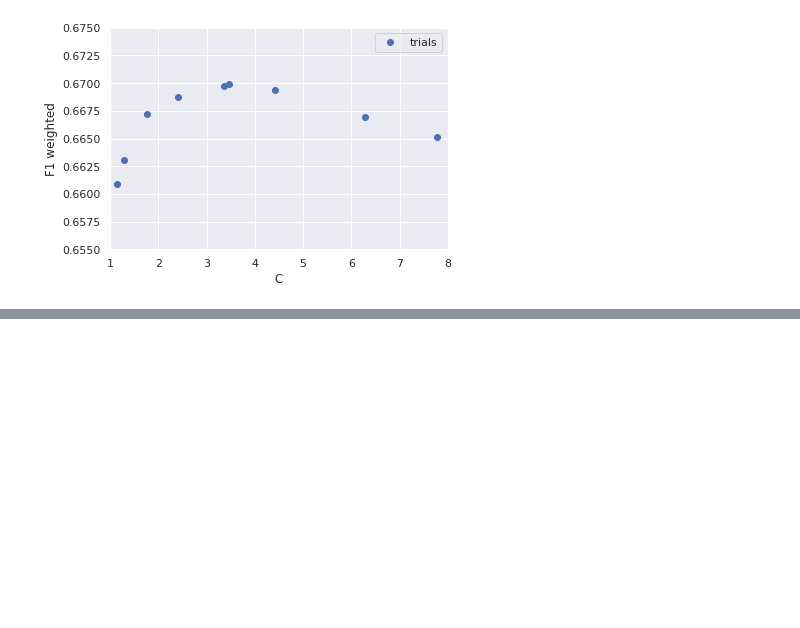
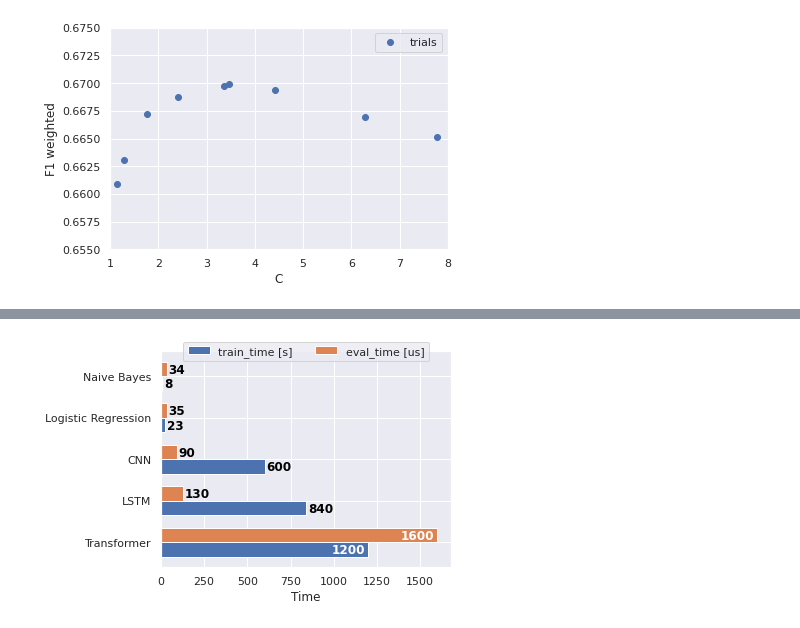
Before and after one commit to LetteraUnica/HuffPost-analysis, a Jupyter notebook: final-project/news_analysis.ipynb, the cells around one changed output, grey strips where cells are left out. Saved outputs shown, nothing was run; the diff lists cells and outputs as text; code cells hidden in the pictures; blank space fills up the shorter version.

```diff
--- a/final-project/news_analysis.ipynb
+++ b/final-project/news_analysis.ipynb
@@ -537,0 +585,15 @@ pl.savefig("log_reg_C2.svg")
+# %%
+ax = df[["train_time [s]", "eval_time [us]"]][::-1].plot.barh(width=0.7)
+
+pl.legend(loc='upper center', bbox_to_anchor=(0.5, 1.07),
+          ncol=3, fancybox=True, shadow=False)
+
+for i, p in enumerate(ax.patches):
+        if p.xy[1] < 0:
+                ax.annotate(f"{p.get_width()}", (p.get_width() - 210, p.xy[1] + 0.07), color="white", weight="bold", fontsize=12)
+        else:
+                ax.annotate(f"{p.get_width()}", (p.get_width()+10, p.xy[1] + 0.07), color="black", weight="bold", fontsize=12)
+pl.xlabel("Time")
+pl.savefig("times.png", dpi=300)
+# %% [output]
+[figure, added]
```
Also changed, not shown: parts of 4 cells of this notebook, 17 other files.
